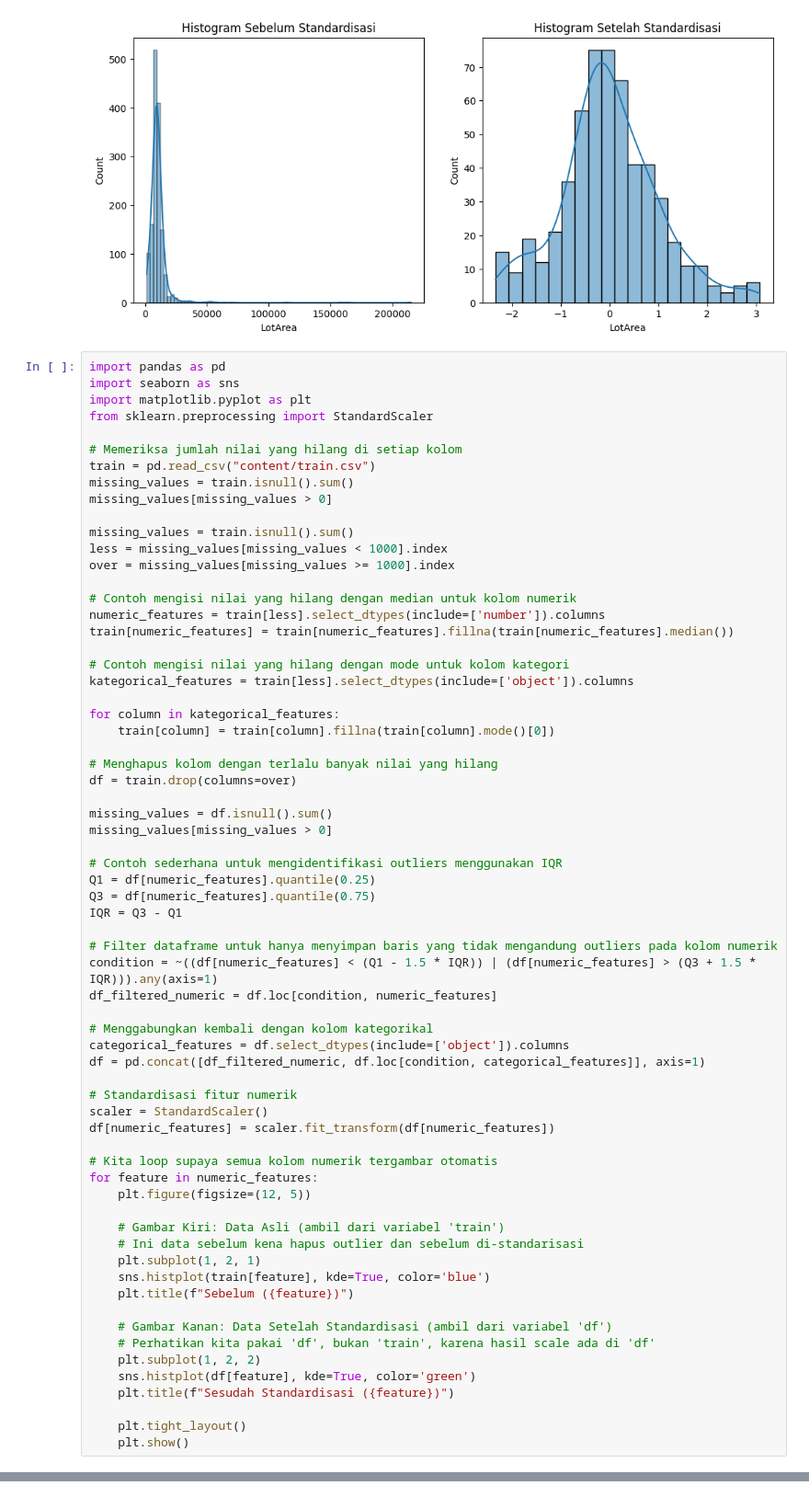
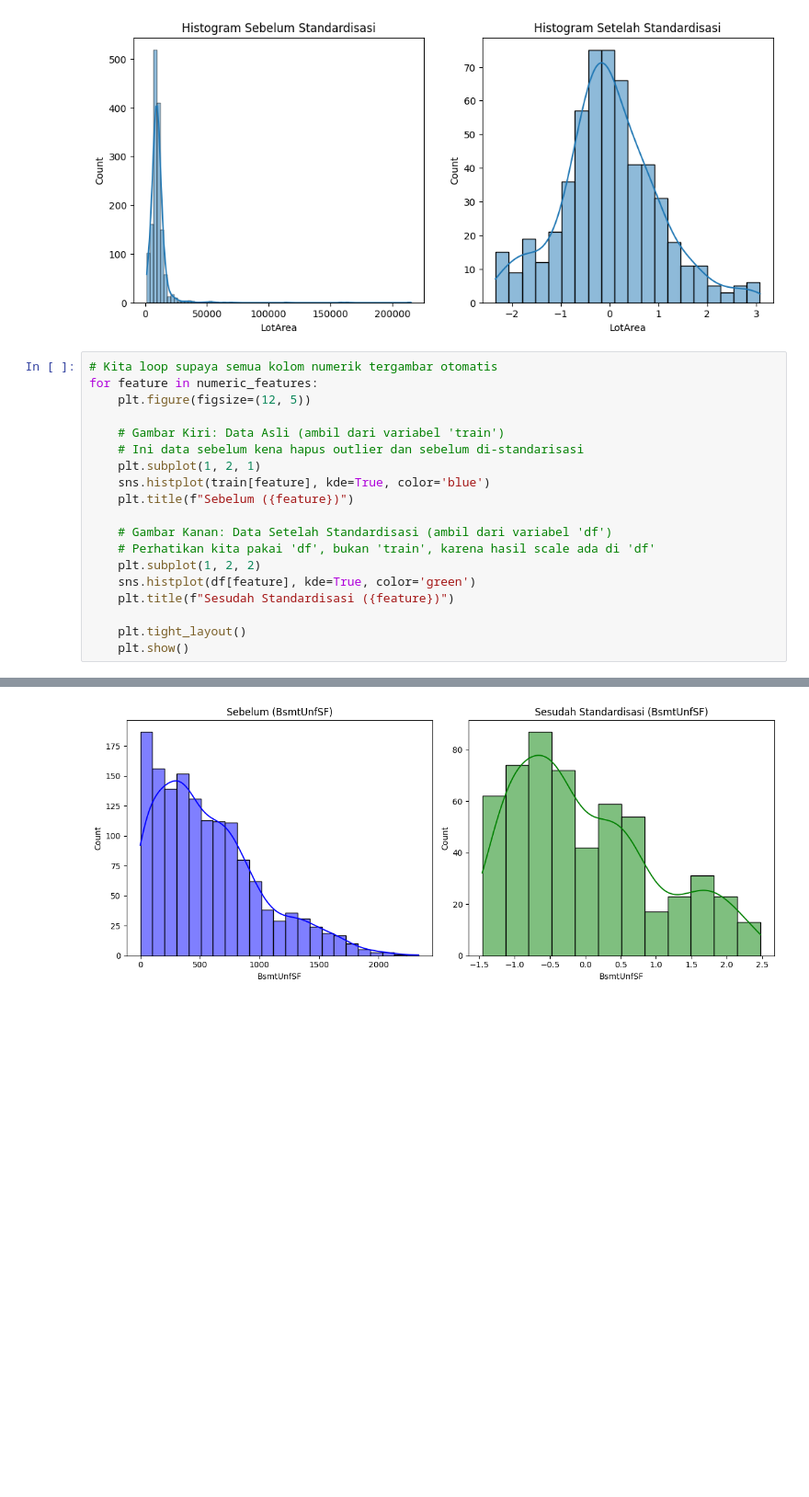
Before and after one commit to karimaulya/Learn-Data-Visualization, a Jupyter notebook: 03. standarization.ipynb, the cells around one changed output, grey strips where cells are left out. Shown at 92% size. Drawn from its saved outputs; the diff is of its cells as text; blank space fills up the shorter version.

```diff
--- a/03. standarization.ipynb
+++ b/03. standarization.ipynb
@@ -64,53 +64,6 @@ See https://pandas.pydata.org/docs/user_guide/migration-3-strings.html#string-mi
 Text(0.5, 1.0, 'Histogram Setelah Standardisasi')
 [figure]
 # %%
-import pandas as pd
-import seaborn as sns
-import matplotlib.pyplot as plt
-from sklearn.preprocessing import StandardScaler
-
-# Memeriksa jumlah nilai yang hilang di setiap kolom
-train = pd.read_csv("content/train.csv")
-missing_values = train.isnull().sum()
-missing_values[missing_values > 0]
-
-missing_values = train.isnull().sum()
-less = missing_values[missing_values < 1000].index
-over = missing_values[missing_values >= 1000].index
-
-# Contoh mengisi nilai yang hilang dengan median untuk kolom numerik
-numeric_features = train[less].select_dtypes(include=['number']).columns
-train[numeric_features] = train[numeric_features].fillna(train[numeric_features].median())
-
-# Contoh mengisi nilai yang hilang dengan mode untuk kolom kategori
-kategorical_features = train[less].select_dtypes(include=['object']).columns
-
-for column in kategorical_features:
-    train[column] = train[column].fillna(train[column].mode()[0])
-
-# Menghapus kolom dengan terlalu banyak nilai yang hilang
-df = train.drop(columns=over)
-
-missing_values = df.isnull().sum()
-missing_values[missing_values > 0]
-
-# Contoh sederhana untuk mengidentifikasi outliers menggunakan IQR
-Q1 = df[numeric_features].quantile(0.25)
-Q3 = df[numeric_features].quantile(0.75)
-IQR = Q3 - Q1
-
-# Filter dataframe untuk hanya menyimpan baris yang tidak mengandung outliers pada kolom numerik
-condition = ~((df[numeric_features] < (Q1 - 1.5 * IQR)) | (df[numeric_features] > (Q3 + 1.5 * IQR))).any(axis=1)
-df_filtered_numeric = df.loc[condition, numeric_features]
-
-# Menggabungkan kembali dengan kolom kategorikal
-categorical_features = df.select_dtypes(include=['object']).columns
-df = pd.concat([df_filtered_numeric, df.loc[condition, categorical_features]], axis=1)
-
-# Standardisasi fitur numerik
-scaler = StandardScaler()
-df[numeric_features] = scaler.fit_transform(df[numeric_features])
-
 # Kita loop supaya semua kolom numerik tergambar otomatis
 for feature in numeric_features:
     plt.figure(figsize=(12, 5))
@@ -148,0 +97 @@ See https://pandas.pydata.org/docs/user_guide/migration-3-strings.html#string-mi
+[figure, added]
```
Also changed, not shown: parts of 1 cell of this notebook, 9 other files.
